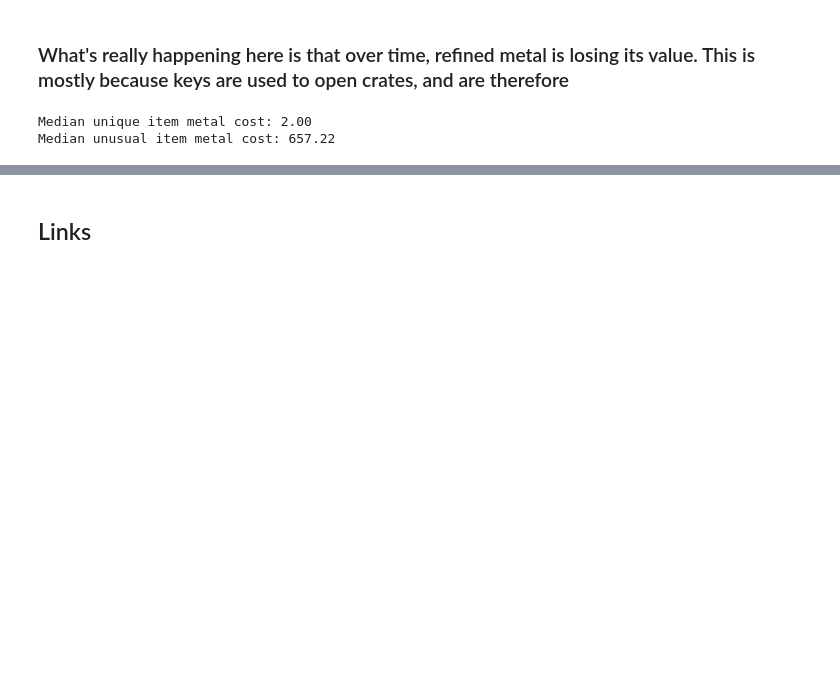
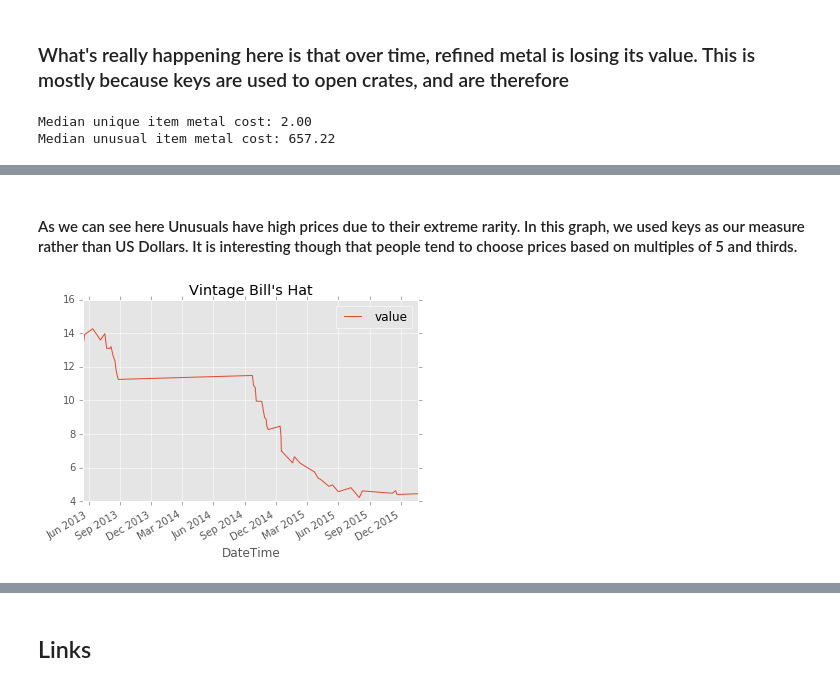
Before and after one commit to NithinPerumal/SteamMarketAnalysis, a Jupyter notebook: IPython Notebook/FinalReport.ipynb, the cells around one changed output, grey strips where cells are left out. Drawn from its saved outputs; the diff is of its cells as text; code cells hidden in the pictures; blank space fills up the shorter version.

```diff
--- a/IPython Notebook/FinalReport.ipynb
+++ b/IPython Notebook/FinalReport.ipynb
@@ -348,0 +351,6 @@ Median unusual item metal cost: 657.22
+# %% [markdown]
+#### As we can see here Unusuals have high prices due to their extreme rarity.  In this graph, we used keys as our measure rather than US Dollars.  It is interesting though that people tend to choose prices based on multiples of 5 and thirds.
+# %%
+Image('Images/Vintage-Bills-Hat.png')
+# %% [output]
+[figure, added]
```
Also changed, not shown: parts of 11 cells of this notebook.
